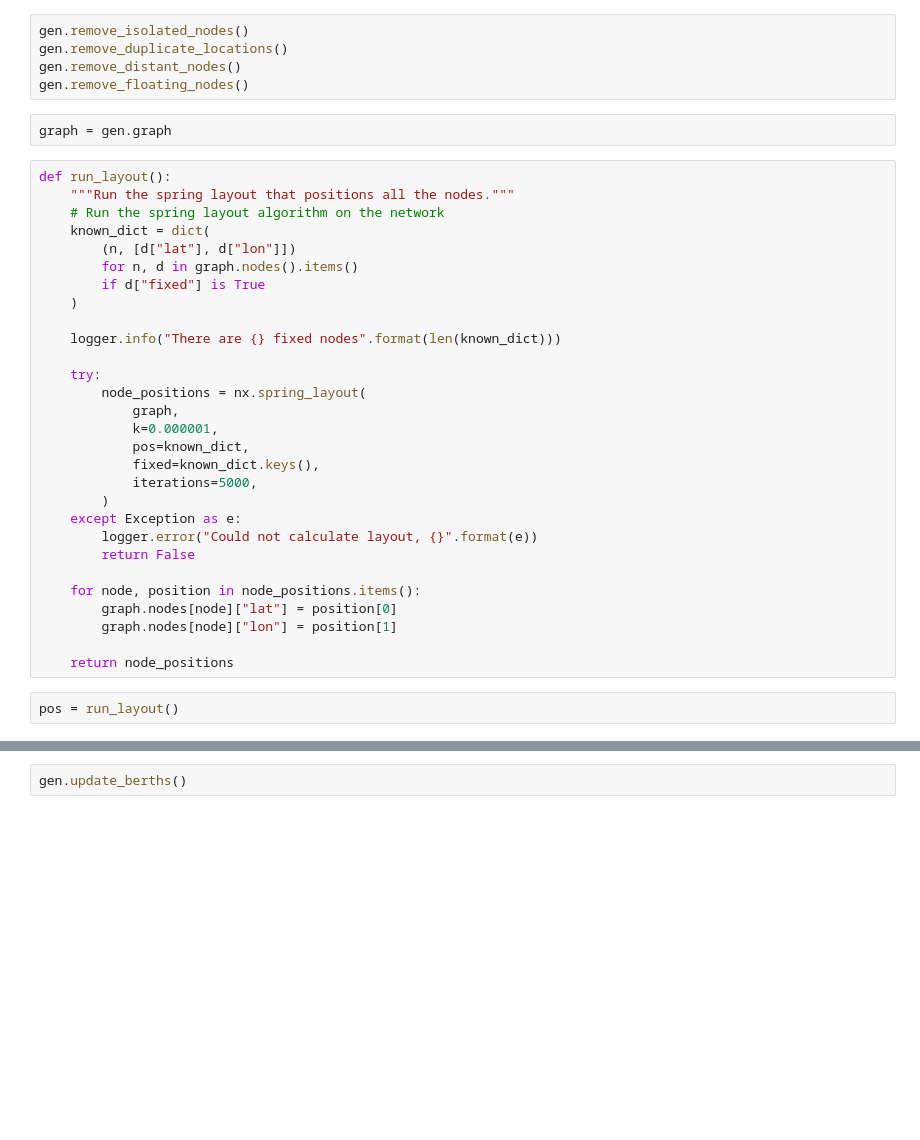
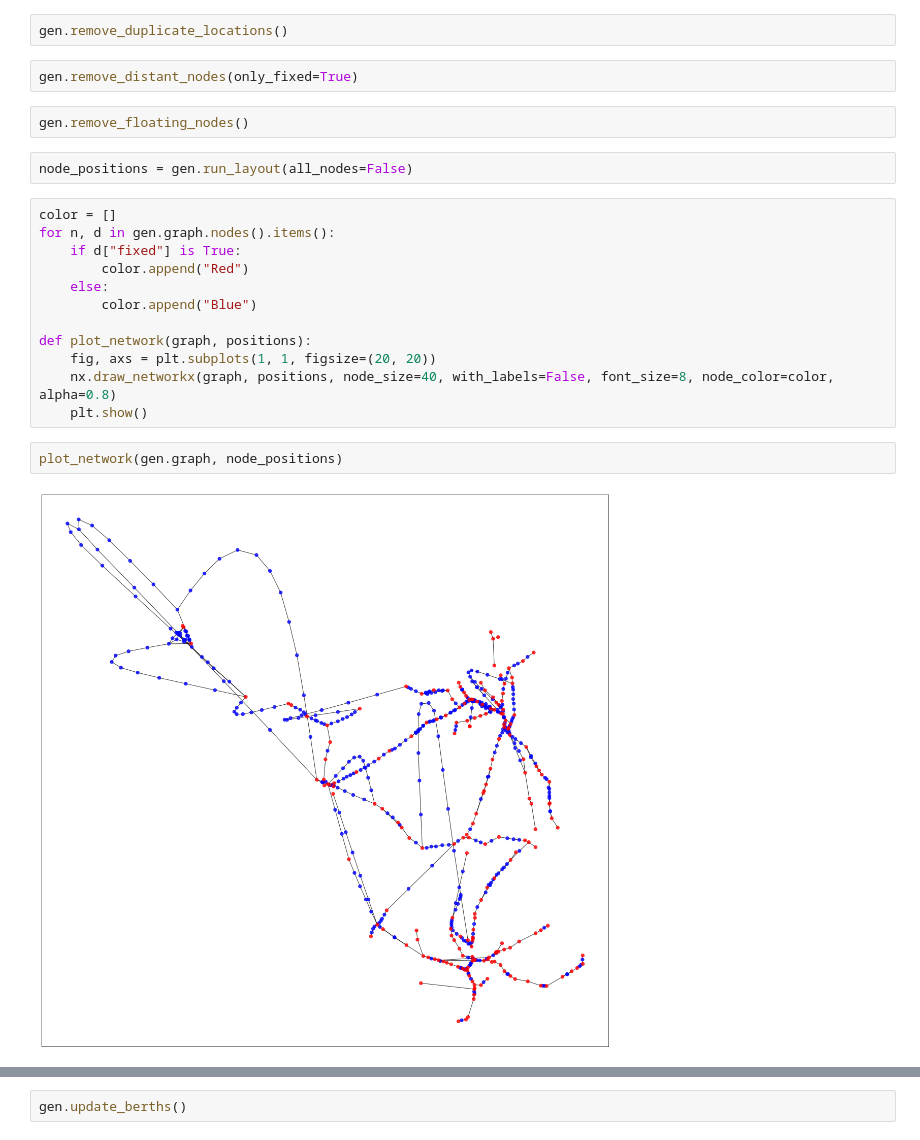
Before and after one commit to joshtingey/the-trains, a Jupyter notebook: notebooks/graph.ipynb, the cells around one changed output, grey strips where cells are left out. Cells and saved outputs as stored; diff of their text form; blank space fills up the shorter version.

```diff
--- a/notebooks/graph.ipynb
+++ b/notebooks/graph.ipynb
@@ -28,39 +40,25 @@ True
-# %%
-gen.remove_isolated_nodes()
-gen.remove_duplicate_locations()
-gen.remove_distant_nodes()
-gen.remove_floating_nodes()
+# %%
+gen.remove_duplicate_locations()
+# %%
+gen.remove_distant_nodes(only_fixed=True)
+# %%
+gen.remove_floating_nodes()
+# %%
+node_positions = gen.run_layout(all_nodes=False)
+# %%
+color = []
+for n, d in gen.graph.nodes().items():
+    if d["fixed"] is True:
+        color.append("Red")
+    else:
+        color.append("Blue")
+
+def plot_network(graph, positions):
+    fig, axs = plt.subplots(1, 1, figsize=(20, 20))
+    nx.draw_networkx(graph, positions, node_size=40, with_labels=False, font_size=8, node_color=color, alpha=0.8)
+    plt.show()
 # %%
-graph = gen.graph
+plot_network(gen.graph, node_positions)
+# %% [output]
+[figure, added]
-# %%
-def run_layout():
-    """Run the spring layout that positions all the nodes."""
-    # Run the spring layout algorithm on the network
-    known_dict = dict(
-        (n, [d["lat"], d["lon"]])
-        for n, d in graph.nodes().items()
-        if d["fixed"] is True
-    )
-
-    logger.info("There are {} fixed nodes".format(len(known_dict)))
-
-    try:
-        node_positions = nx.spring_layout(
-            graph,
-            k=0.000001,
-            pos=known_dict,
-            fixed=known_dict.keys(),
-            iterations=5000,
-        )
-    except Exception as e:
-        logger.error("Could not calculate layout, {}".format(e))
-        return False
-
-    for node, position in node_positions.items():
-        graph.nodes[node]["lat"] = position[0]
-        graph.nodes[node]["lon"] = position[1]
-
-    return node_positions
-# %%
-pos = run_layout()
 # %%
```
Also changed, not shown: parts of 12 cells of this notebook, 16 other files.
